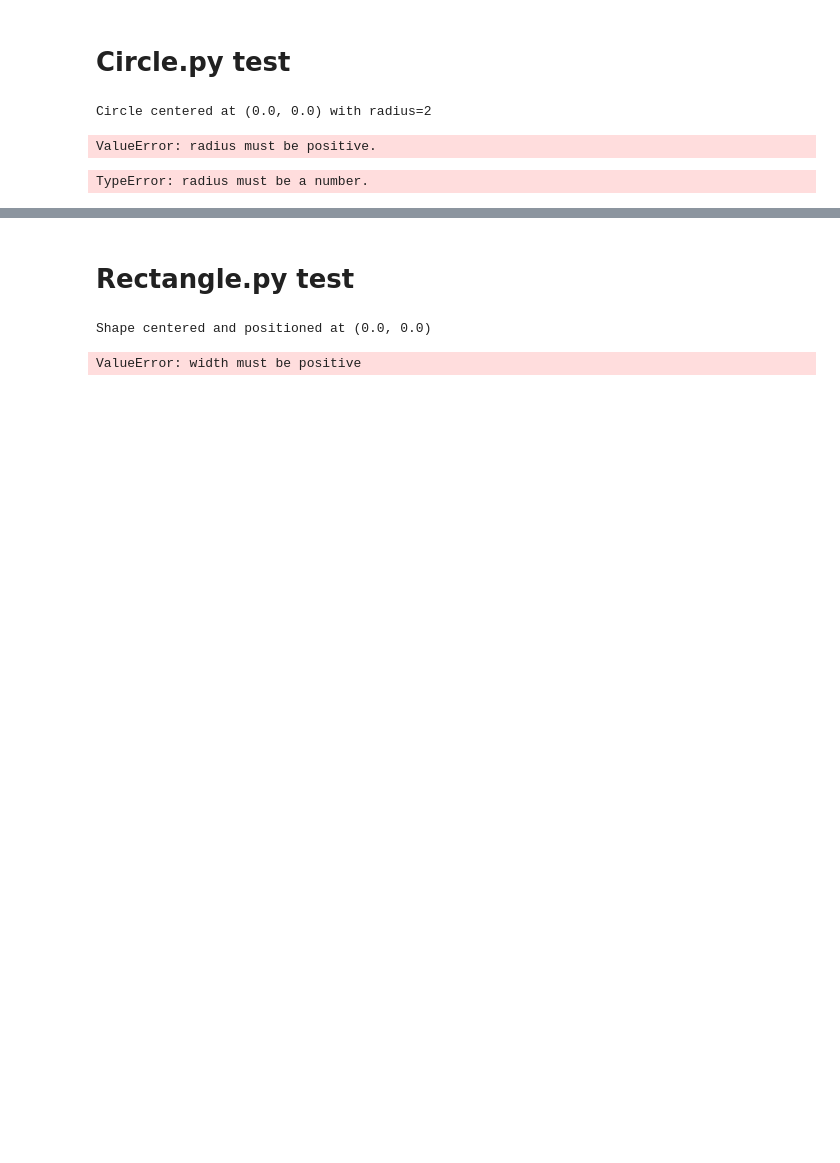
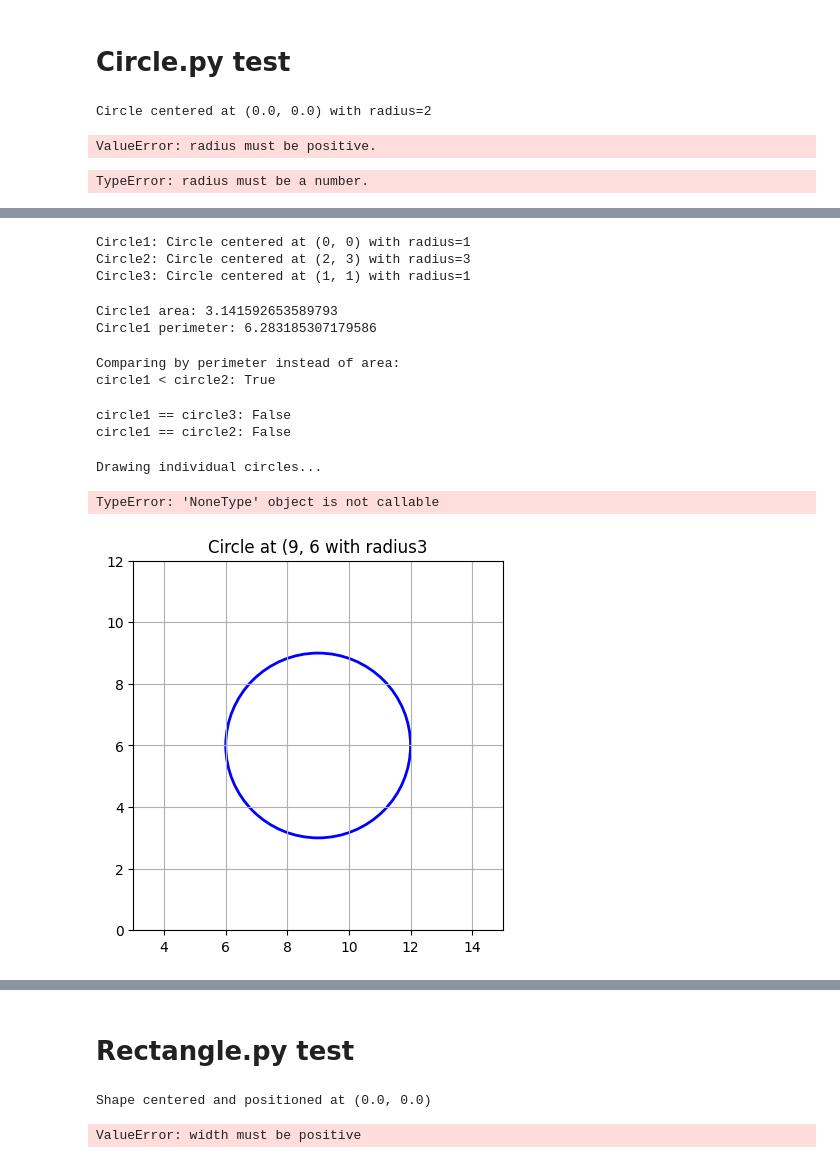
Before and after one commit to densen1995/dennis_lab2_de25, a Jupyter notebook: manual_test.ipynb, the cells around one changed output, grey strips where cells are left out. Saved outputs shown, nothing was run; the diff lists cells and outputs as text; code cells hidden in the pictures; blank space fills up the shorter version.

Commit message:
update error,plot, operator overloading and translate tests

```diff
--- a/manual_test.ipynb
+++ b/manual_test.ipynb
@@ -18,0 +30,40 @@ c1.radius=4
+# %%
+print("Circle1:", circle1)
+print("Circle2:", circle2)
+print("Circle3:", circle3)
+# %% [output]
+Circle1: Circle centered at (0, 0) with radius=1
+Circle2: Circle centered at (2, 3) with radius=3
+Circle3: Circle centered at (1, 1) with radius=1
+# %%
+print("Circle1 area:", circle1.area)
+print("Circle1 perimeter:", circle1.perimeter)
+# %% [output]
+Circle1 area: 3.141592653589793
+Circle1 perimeter: 6.283185307179586
+# %%
+circle1.compare_by = "perimeter"
+circle2.compare_by = "perimeter"
+print("\nComparing by perimeter instead of area:")
+print("circle1 < circle2:", circle1 < circle2)
+# %% [output]
+Comparing by perimeter instead of area:
+circle1 < circle2: True
+# %%
+print("circle1 == circle3:", circle1 == circle3)
+print("circle1 == circle2:", circle1 == circle2)
+# %% [output]
+circle1 == circle3: False
+circle1 == circle2: False
+# %%
+circle1 = Circle(x=0, y=0, radius=3)
+circle2 = Circle(x=4, y=3, radius=1.5)
+circle3 = Circle(x=0, y=0, radius=2.5)
+# %%
+
+print("Drawing individual circles...")
+circle1.draw(color="blue")
+# %% [output]
+Drawing individual circles...
+TypeError: 'NoneType' object is not callable
+[figure, added]
```
Also changed, not shown: parts of 13 cells of this notebook, 3 other files.
